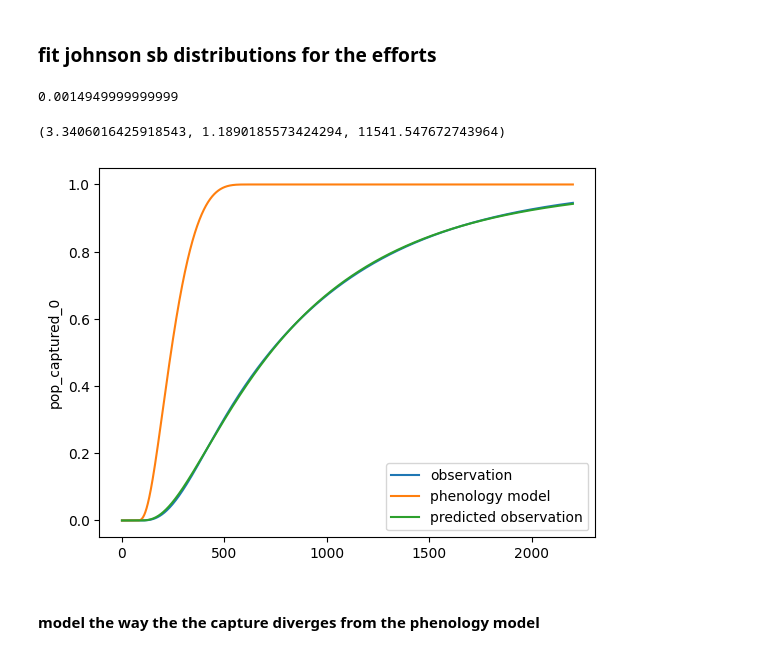
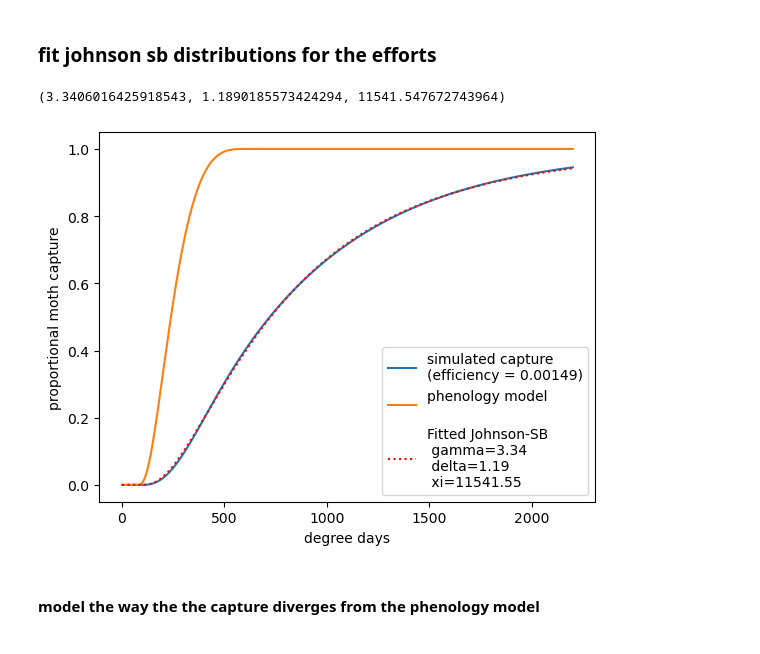
Before and after one commit to PacificBird/InsectPhenologyCaptureSim, a Jupyter notebook: multi_analysis.ipynb, the cells around one changed output. Cells and saved outputs as stored; diff of their text form; code cells hidden in the pictures.

```diff
--- a/multi_analysis.ipynb
+++ b/multi_analysis.ipynb
@@ -605,28 +605,29 @@ print(rationaln_n(1, *popt_deltas_su))
 # %%
 import scipy.stats as sps
 import scipy.optimize as spop
 from scipy.stats import johnsonsb
 from scipy.stats import johnsonsu
 
 n = 10
 x_opt = np.arange(0,dfs[n].dd.max()+1,1)
 y_opt = dfs[n].pop_captured_0 / 1000
 loc = 69
 f = lambda dd, gamma, delta, xi: johnsonsb.cdf(dd, gamma, delta, loc=loc, scale=xi)
 #[-4.8689+(0.3*n),2.0689+(0.06*n),27.503-(7*n),72.3-(3.75*n)]
 gamma, delta, xi = spop.curve_fit(f,x_opt,y_opt,p0=[1.07,1.2349,  577])[0]
 #gamma = 1.0737
 #delta = 1.2349
 y_pred = johnsonsb.cdf(x_opt,gamma, delta, loc=loc, scale=xi)
-sns.lineplot(x=x_opt, y=y_opt, label='observation')
-sns.lineplot(x=x_opt, y=dfs[n].pop_emerged_0/1000, label='phenology model')
-sns.lineplot(x=x_opt, y=y_pred, label='predicted observation')
-print(dfs[n].head(1).prob_capture.item())
+effort = dfs[n].head(1).prob_capture.item()
+sns.lineplot(x=x_opt, y=y_opt, label=f'simulated capture\n(efficiency = {round(effort,5)})')
+sns.lineplot(x=x_opt, y=dfs[n].pop_emerged_0/1000, label='phenology model\n')
+sns.lineplot(x=x_opt, y=y_pred, label=f'Fitted Johnson-SB\n gamma={round(gamma,2)}\n delta={round(delta,2)}\n xi={round(xi,2)}', linestyle=':',color='red')
+plt.xlabel('degree days')
+plt.ylabel('proportional moth capture')
 gamma, delta, xi
 # %% [output]
-0.0014949999999999
+(3.3406016425918543, 1.1890185573424294, 11541.547672743964)
-(3.3406016425918543, 1.1890185573424294, 11541.547672743964)
-[figure, old version]
+[figure, new version]
 # %% [markdown]
 #### model the way the the capture diverges from the phenology model
 # %%
```
Also changed, not shown: parts of 40 cells of this notebook.
